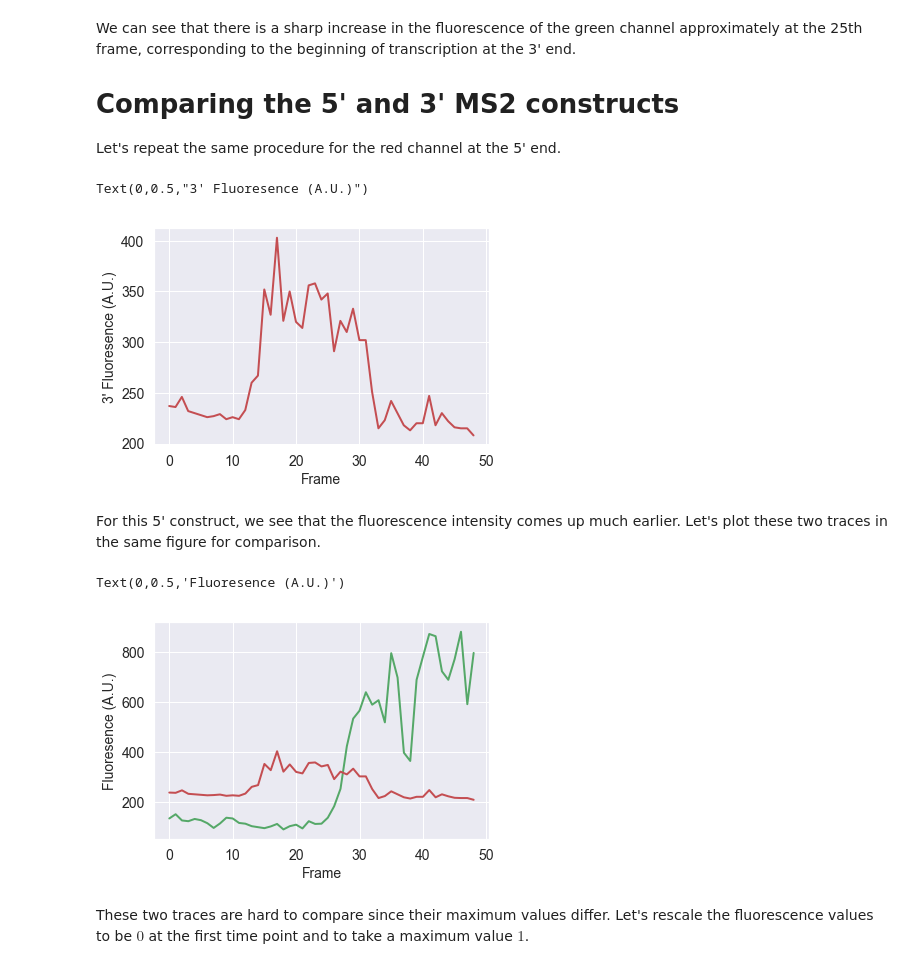
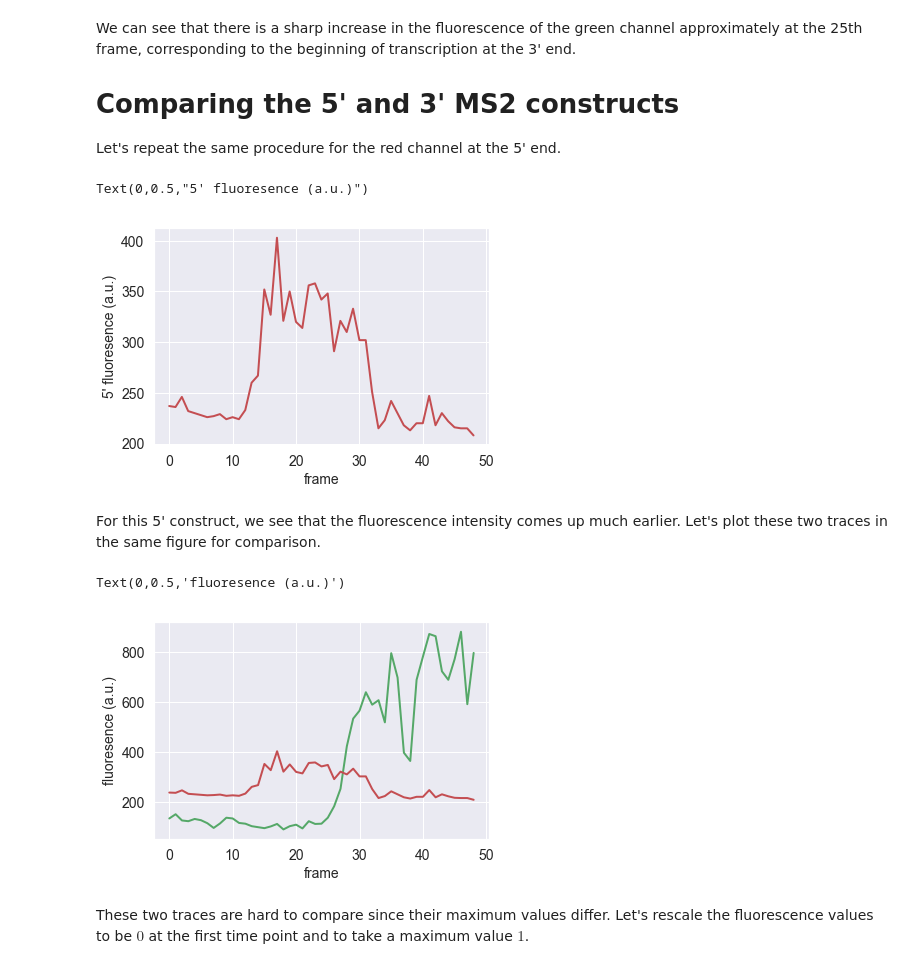
Before and after one commit to RPGroup-PBoC/be262, a Jupyter notebook: code/fly_elongation_rate.ipynb, the cells around one changed output. Drawn from its saved outputs; the diff is of its cells as text; code cells hidden in the pictures.

```diff
--- a/code/fly_elongation_rate.ipynb
+++ b/code/fly_elongation_rate.ipynb
@@ -97,27 +97,27 @@ Let's repeat the same procedure for the red channel at the 5' end.
 # %%
 # colelct file names for nucleus 1 in the green channel
 red1_names = sorted(glob.glob('./data/MS2_nuclei/nuc1/red*.tif'))
 
 # call our function to caculate the spot intensity
 red1_int = spot_intensity(red1_names)
 
 # plot the results
 plt.plot(red1_int, color = 'r')
-plt.xlabel('Frame')
-plt.ylabel('3\' Fluoresence (A.U.)')
+plt.xlabel('frame')
+plt.ylabel('5\' fluoresence (a.u.)')
 # %% [output]
-Text(0,0.5,"3' Fluoresence (A.U.)")
+Text(0,0.5,"5' fluoresence (a.u.)")
-[figure, old version]
+[figure, new version]
 # %% [markdown]
 For this 5' construct, we see that the fluorescence intensity comes up much earlier. Let's plot these two traces in the same figure for comparison.
 # %%
 plt.plot(green1_int, color='g')
 plt.plot(red1_int, color='r')
-plt.xlabel('Frame')
-plt.ylabel('Fluoresence (A.U.)')
+plt.xlabel('frame')
+plt.ylabel('fluoresence (a.u.)')
 # %% [output]
-Text(0,0.5,'Fluoresence (A.U.)')
+Text(0,0.5,'fluoresence (a.u.)')
-[figure, old version]
+[figure, new version]
 # %% [markdown]
 These two traces are hard to compare since their maximum values differ. Let's rescale the fluorescence values to be $0$ at the first time point and to take a maximum value $1$.
 # %%
```
Also changed, not shown: parts of 6 cells of this notebook, 3 other files.
